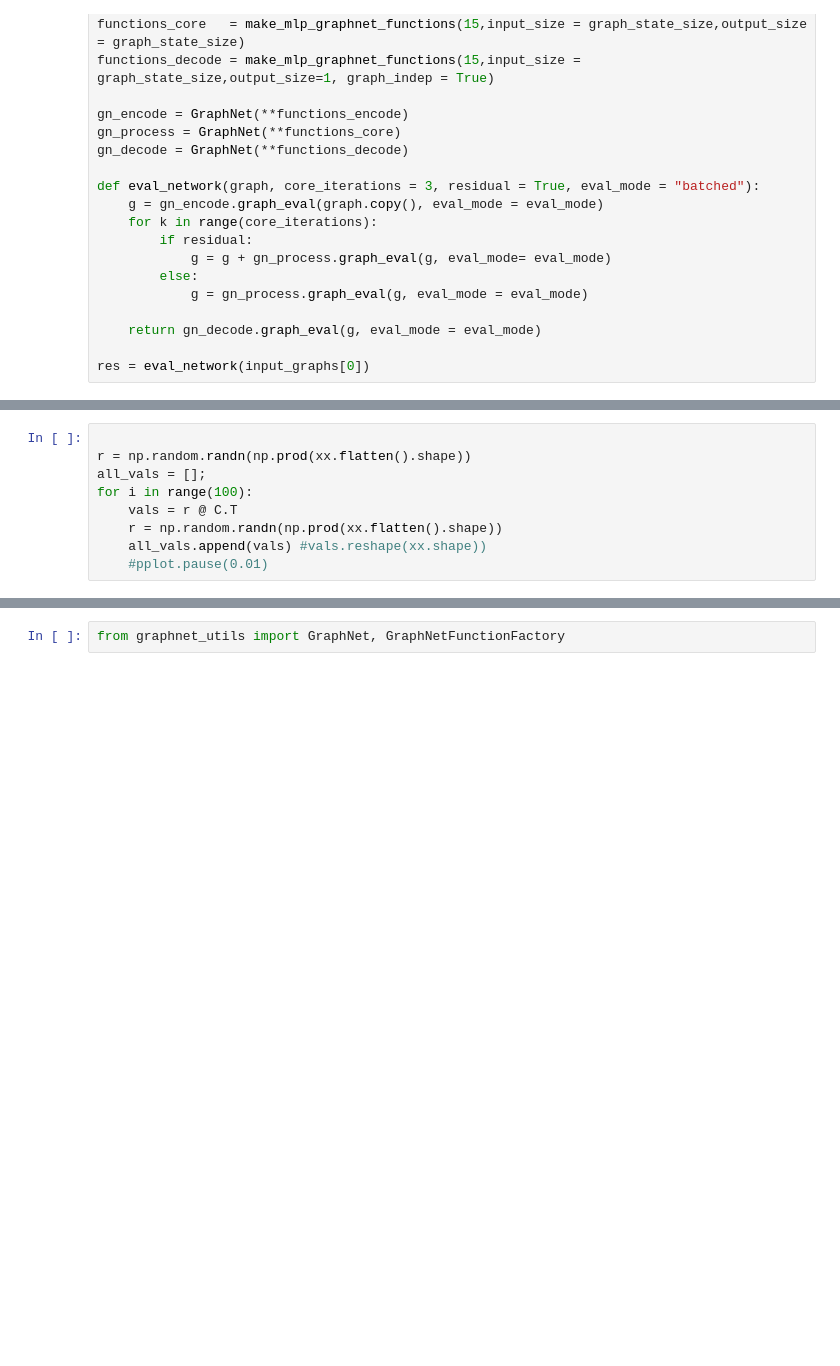
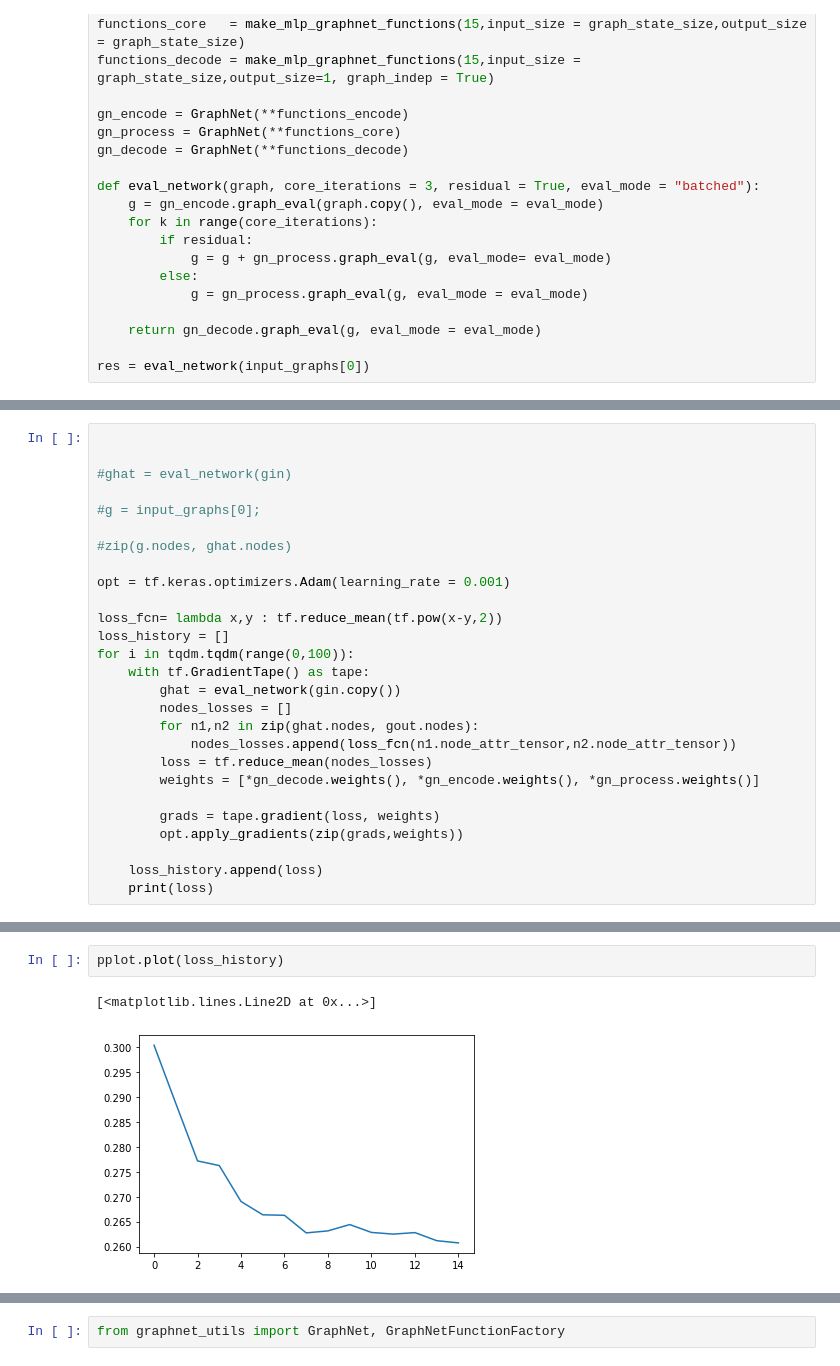
Before and after one commit to mylonasc/deep-rul-models, a Jupyter notebook: Scratch.ipynb, the cells around one changed output, grey strips where cells are left out. Drawn from its saved outputs; the diff is of its cells as text; blank space fills up the shorter version.

```diff
--- a/Scratch.ipynb
+++ b/Scratch.ipynb
@@ -160,9 +428,0 @@ C = k.get_chol(points)
-# %%
-
-r = np.random.randn(np.prod(xx.flatten().shape))
-all_vals = [];
-for i in range(100):
-    vals = r @ C.T
-    r = np.random.randn(np.prod(xx.flatten().shape))
-    all_vals.append(vals) #vals.reshape(xx.shape))
-    #pplot.pause(0.01)
@@ -264,0 +457,27 @@ m = make_mlp()
+# %%
+
+
+#ghat = eval_network(gin)
+
+#g = input_graphs[0];
+
+#zip(g.nodes, ghat.nodes)
+
+opt = tf.keras.optimizers.Adam(learning_rate = 0.001)
+
+loss_fcn= lambda x,y : tf.reduce_mean(tf.pow(x-y,2))
+loss_history = []
+for i in tqdm.tqdm(range(0,100)):
+    with tf.GradientTape() as tape:
+        ghat = eval_network(gin.copy())
+        nodes_losses = []
+        for n1,n2 in zip(ghat.nodes, gout.nodes):
+            nodes_losses.append(loss_fcn(n1.node_attr_tensor,n2.node_attr_tensor))
+        loss = tf.reduce_mean(nodes_losses)
+        weights = [*gn_decode.weights(), *gn_encode.weights(), *gn_process.weights()]
+
+        grads = tape.gradient(loss, weights)
+        opt.apply_gradients(zip(grads,weights))
+
+    loss_history.append(loss)
+    print(loss)
@@ -264,0 +509,5 @@ m = make_mlp()
+# %%
+pplot.plot(loss_history)
+# %% [output]
+[<matplotlib.lines.Line2D at 0x...>]
+[figure, added]
```
Also changed, not shown: parts of 54 cells of this notebook, 5 other files.
